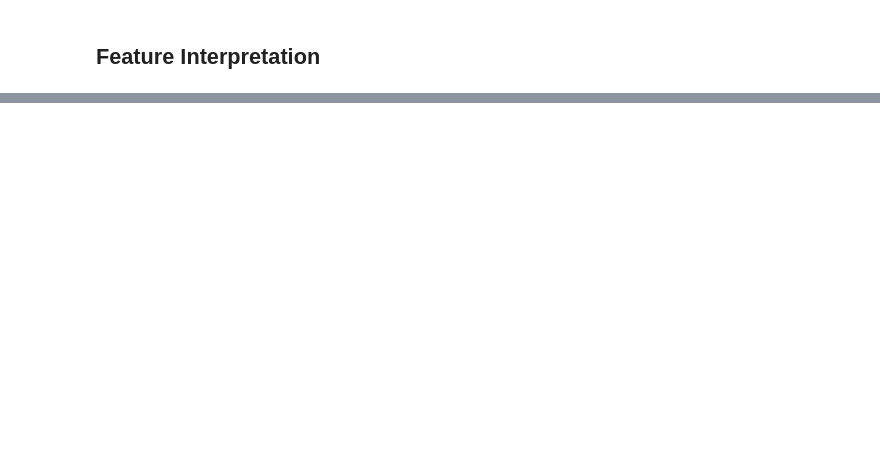
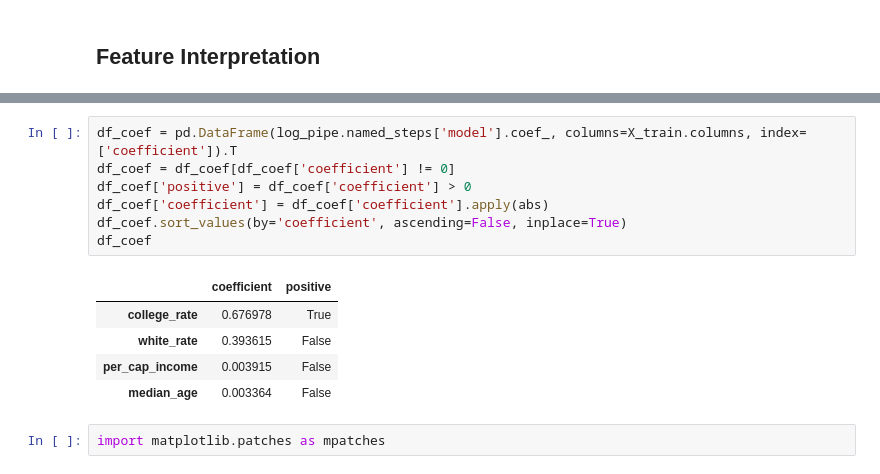
Before and after one commit to kevscon/Project-3, a Jupyter notebook: modeling-rev.ipynb, the cells around one changed output, grey strips where cells are left out. Cells and saved outputs as stored; diff of their text form; blank space fills up the shorter version.

```diff
--- a/modeling-rev.ipynb
+++ b/modeling-rev.ipynb
@@ -884,0 +898,15 @@ array([[359, 370],
+# %%
+df_coef = pd.DataFrame(log_pipe.named_steps['model'].coef_, columns=X_train.columns, index=['coefficient']).T
+df_coef = df_coef[df_coef['coefficient'] != 0]
+df_coef['positive'] = df_coef['coefficient'] > 0
+df_coef['coefficient'] = df_coef['coefficient'].apply(abs)
+df_coef.sort_values(by='coefficient', ascending=False, inplace=True)
+df_coef
+# %% [output]
+|  | coefficient | positive |
+| college_rate | 0.676978 | True |
+| white_rate | 0.393615 | False |
+| per_cap_income | 0.003915 | False |
+| median_age | 0.003364 | False |
+# %%
+import matplotlib.patches as mpatches
```
Also changed, not shown: parts of 9 cells of this notebook.
